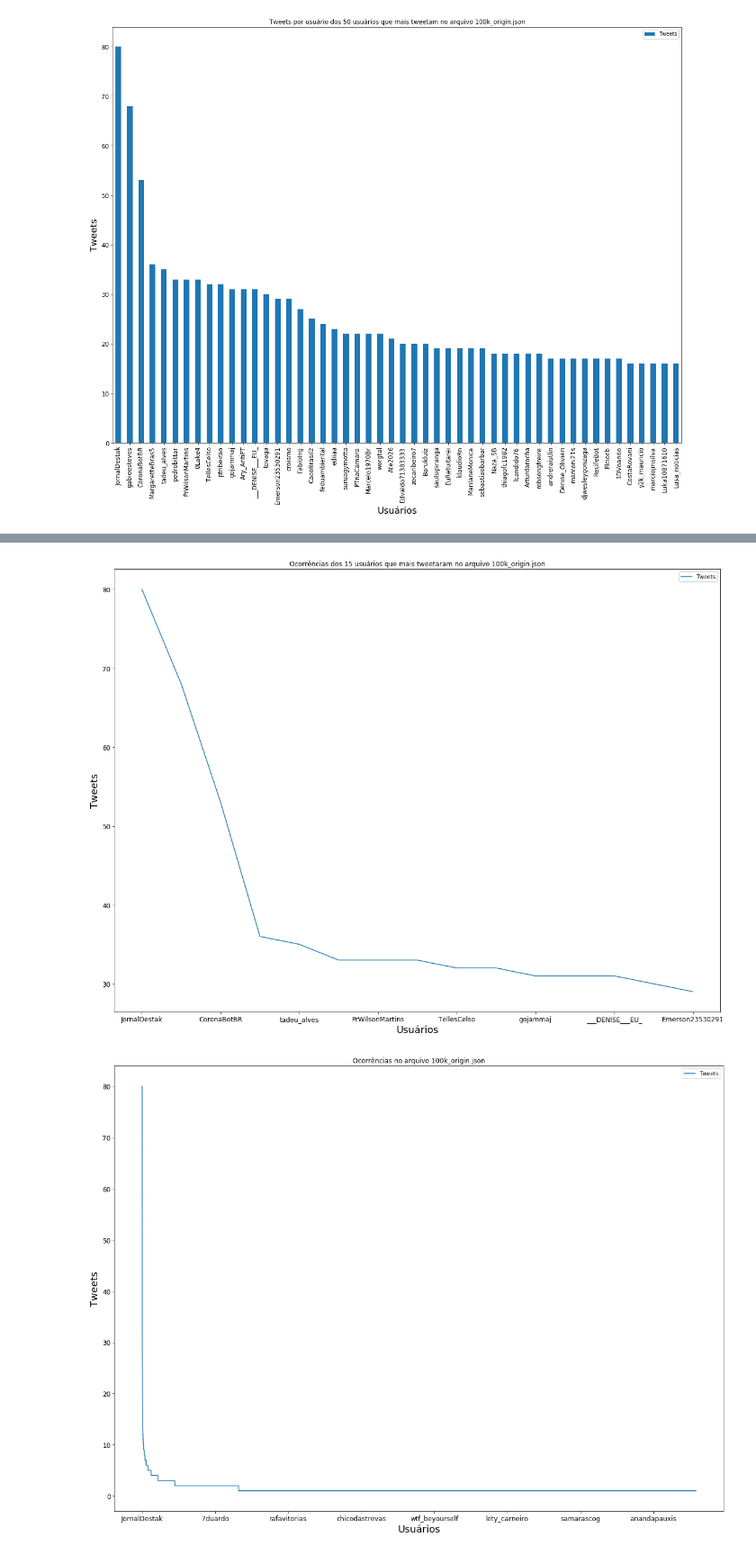
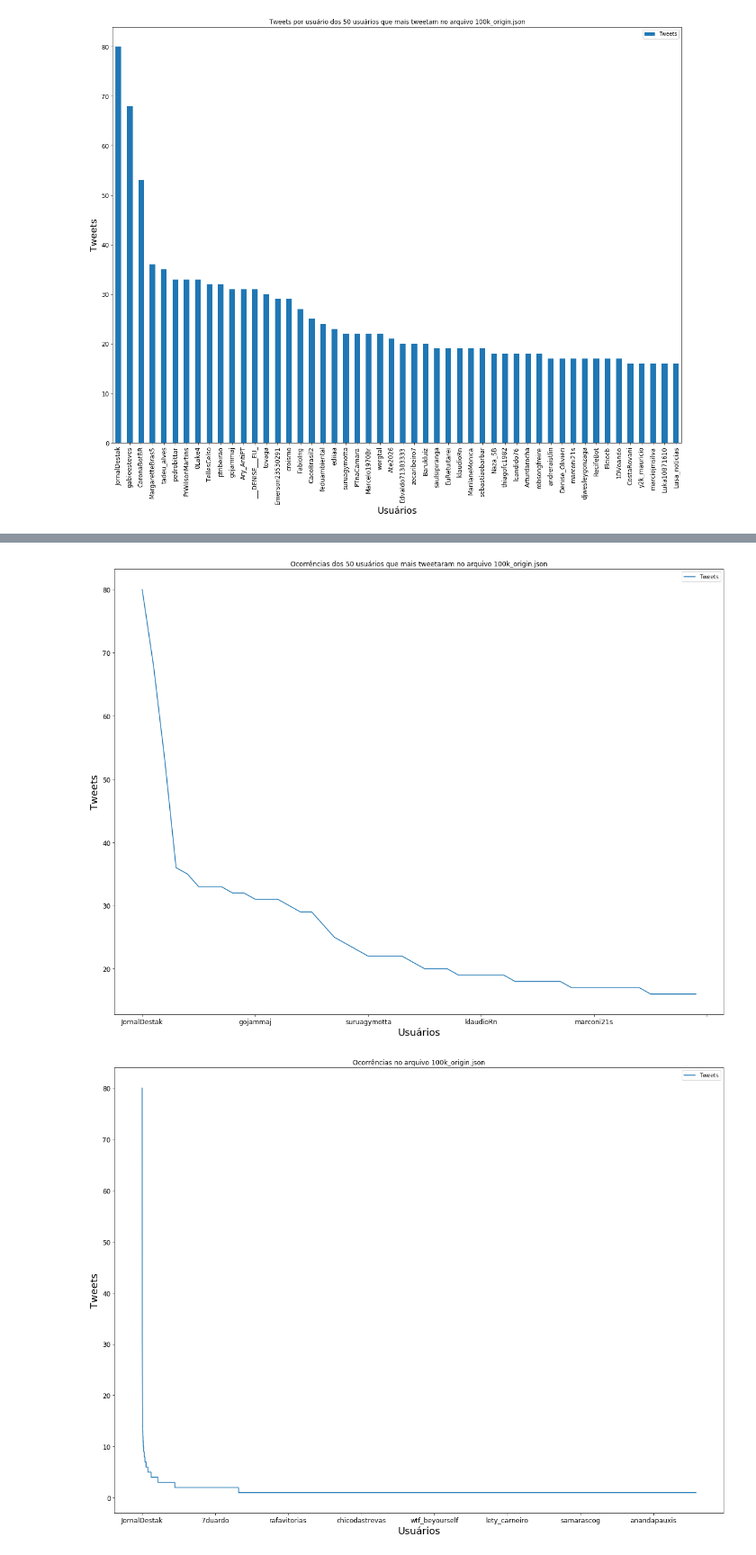
Before and after one commit to larissafv/squad5, a Jupyter notebook: Dados_GIsele/Limpos_Giselle.ipynb, the cells around one changed output, grey strips where cells are left out. Shown at 90% size. Cells and saved outputs as stored; diff of their text form; code cells hidden in the pictures.

```diff
--- a/Dados_GIsele/Limpos_Giselle.ipynb
+++ b/Dados_GIsele/Limpos_Giselle.ipynb
@@ -190 +199,4 @@ croismo            29
 Name: Tweets, dtype: int64
+# %%
+cont = cont_usuarios_data.set_index('Usuários').sort_values('Tweets', ascending = False)
+cont.head()
@@ -196,6 +216,3 @@ grafico_barras.set_ylabel("Tweets",fontsize=18)
 plt.show()
 # %% [output]
 [figure]
-# %%
-cont = cont_usuarios_data.set_index('Usuários').sort_values('Tweets', ascending = False).reset_index()
-cont.head()
@@ -209,9 +219,9 @@ cont.head()
 # %%
-grafico_barras = cont[:15].plot(x ='Usuários', y='Tweets',kind='line', title ="Ocorrências dos 15 usuários que mais tweetaram no arquivo 100k_origin.json",figsize=(20,15),legend=True, fontsize=12)
+grafico_barras = cont[:50].plot(kind='line', title ="Ocorrências dos 50 usuários que mais tweetaram no arquivo 100k_origin.json",figsize=(20,15),legend=True, fontsize=12)
 grafico_barras.set_xlabel("Usuários",fontsize=18)
 grafico_barras.set_ylabel("Tweets",fontsize=18)
 
 plt.show()
 # %% [output]
-[figure, old version]
+[figure, new version]
 # %%
```
Also changed, not shown: parts of 23 cells of this notebook.
